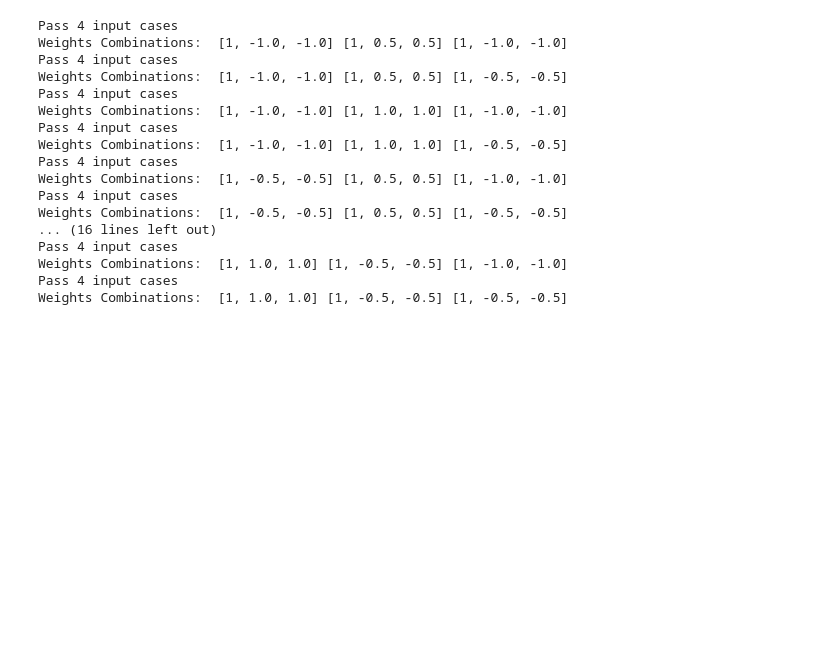
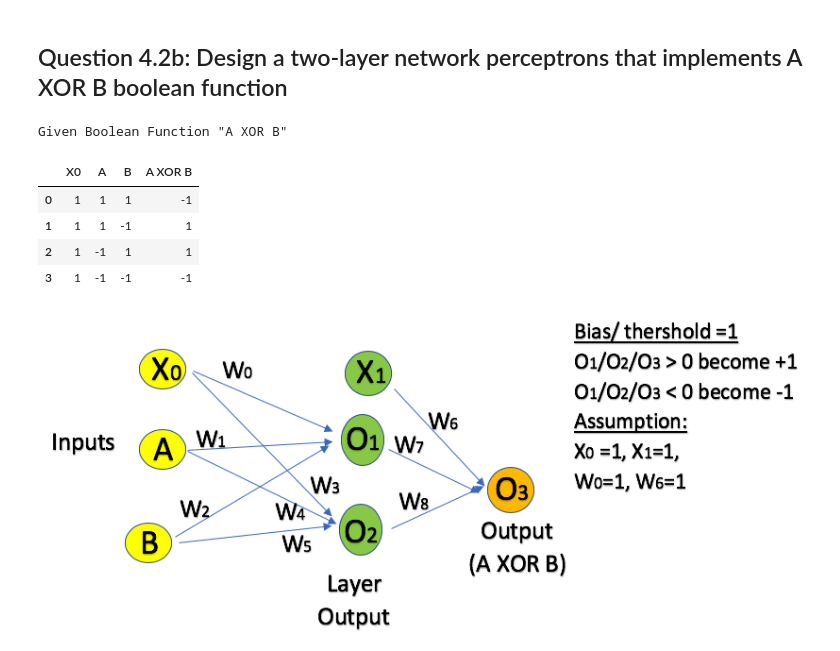
Before and after one commit to kyloop/Deep_Learning, a Jupyter notebook: q1_draft.ipynb, the cells around one changed output. Drawn from its saved outputs; the diff is of its cells as text; code cells hidden in the pictures; blank space fills up the shorter version.

```diff
--- a/q1_draft.ipynb
+++ b/q1_draft.ipynb
@@ -125,14 +123,40 @@ for w1 in list(np.linspace(-1,1,100)):
+# %% [markdown]
+## Question 4.2b: Design a two-layer network perceptrons that implements A XOR B boolean function
+# %%
+import pandas as pd
+Xs = [[1,1,1,-1],[1,1,-1,1],[1,-1,1,1],[1,-1,-1,-1]]
+print('''Given Boolean Function "A XOR B"''')
+display(pd.DataFrame(Xs, columns = ["X0","A","B", "A XOR B"]))
+
+pic6 = Image(filename='pic6.png')
+display(pic6)
+# %% [output]
+Given Boolean Function "A XOR B"
+|  | X0 | A | B | A XOR B |
+| 0 | 1 | 1 | 1 | -1 |
+| 1 | 1 | 1 | -1 | 1 |
+| 2 | 1 | -1 | 1 | 1 |
+| 3 | 1 | -1 | -1 | -1 |
+[figure, added]
 # %%
+#xLst1: List which contains all the Xs input values
+#target: List which contains the target values associated with the summation
+#cutOff: Bias / threshold value
+
+
 import numpy as np
+#Initialize the input values
+xLst1 = [[1,1,1],[1,1,-1,], [1,-1,1],[1,-1,-1]]
+#Initialize Target Values
+target=[-1, 1,1,-1]
+#Initialize Assumption
+w0, w5 = 1, 1
+#Initialize the Bias and threshold value
+cutOff = 1
+#Initialize the weight combination list
+resultLst =[]
 
-xLst1 = [[1,1,1],[1,1,-1,], [1,-1,1],[1,-1,-1]]
-target=[-1, 1,1,-1] #Target
-w0=1
-w5=1
-
-break_loop = False
-cutOff = 1
-
+#Iterate the weight values
 for w1 in list(np.linspace(-1,1,5)):
     for w2 in list(np.linspace(-1,1,5)):
         for w3 in list(np.linspace(-1,1,5)):
@@ -153,51 +177,36 @@ for w1 in list(np.linspace(-1,1,5)):
                         wLst3 = [w5, w6 , w7]
 
                         suss_cnt=0
+                        #Iterate the X list cases
                         for case in range(len(xLst1)):
+                            #Calculate the layer Output value by dot product of (w,x)
                             o1 = np.dot(wLst1,xLst1[case])
                             o2 = np.dot(wLst2,xLst1[case])
 
+                            #Turns output values to threshold values
                             if o1 > cutOff: o1=1
                             else: o1=-1
-                            #print("o1", o1)
 
                             if o2 > cutOff: o2=1
                             else: o2=-1
-                            #print("o2",o2)
 
+                            #Combine layer output to a list
                             xLst2 = [1, o1, o2]
 
+                            #Dot product for Final output case
                             o3 = np.dot(wLst3,xLst2)
 
+                            #Turns output values to threshold values
                             if o3 > cutOff: o3=1
                             else: o3=-1
-                            #print("o3",o3)
 
+                            #Check if the Final output value fulfilled all input Xs values
                             if o3 == target[case]:
                                 suss_cnt+=1
                                 if suss_cnt == len(xLst1):
-                                    print("Pass %d input cases" %(suss_cnt))
-                                    print("Weights Combinations: ",wLst1, wLst2, wLst3)
-                                    break_loop = True
+                                    ans = np.round(np.array(wLst1+wLst2+wLst3),2)
+                                    resultLst.append(ans)
                                 else:
                                     pass
                             else:
                                 suss_cnt =0
-# %% [output]
-Pass 4 input cases
-Weights Combinations:  [1, -1.0, -1.0] [1, 0.5, 0.5] [1, -1.0, -1.0]
-Pass 4 input cases
-Weights Combinations:  [1, -1.0, -1.0] [1, 0.5, 0.5] [1, -0.5, -0.5]
-Pass 4 input cases
-Weights Combinations:  [1, -1.0, -1.0] [1, 1.0, 1.0] [1, -1.0, -1.0]
-Pass 4 input cases
-Weights Combinations:  [1, -1.0, -1.0] [1, 1.0, 1.0] [1, -0.5, -0.5]
-Pass 4 input cases
-Weights Combinations:  [1, -0.5, -0.5] [1, 0.5, 0.5] [1, -1.0, -1.0]
-Pass 4 input cases
-Weights Combinations:  [1, -0.5, -0.5] [1, 0.5, 0.5] [1, -0.5, -0.5]
-... (16 lines left out)
-Pass 4 input cases
-Weights Combinations:  [1, 1.0, 1.0] [1, -0.5, -0.5] [1, -1.0, -1.0]
-Pass 4 input cases
-Weights Combinations:  [1, 1.0, 1.0] [1, -0.5, -0.5] [1, -0.5, -0.5]
```
Also changed, not shown: parts of 16 cells of this notebook.
